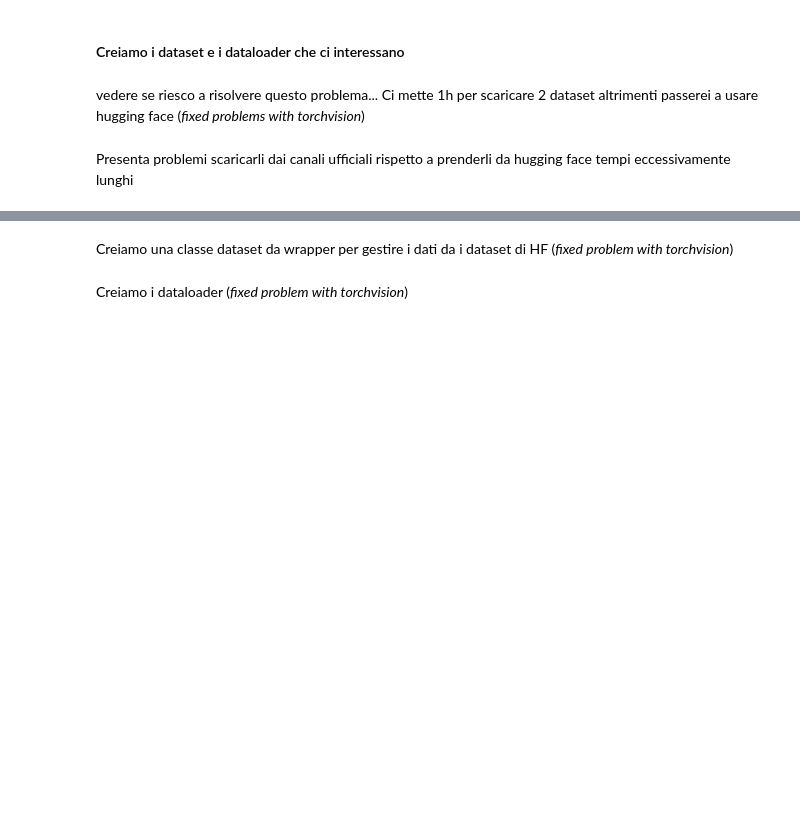
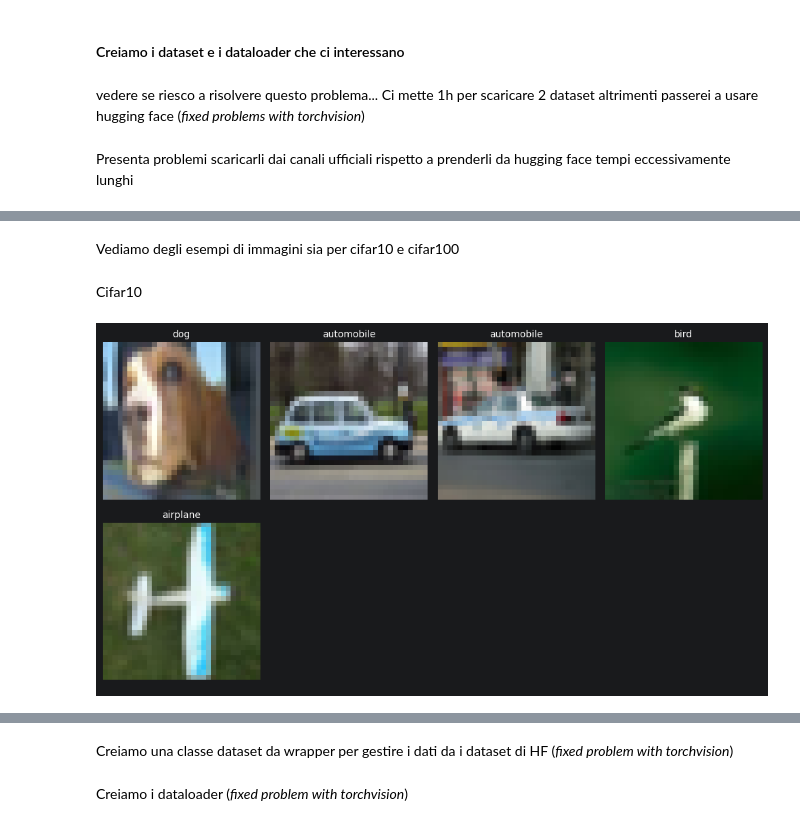
Before and after one commit to Pennelli02/DLA_Labs, a Jupyter notebook: Lab4/Lab4_OOD.ipynb, the cells around one changed output, grey strips where cells are left out. Saved outputs shown, nothing was run; the diff lists cells and outputs as text; code cells hidden in the pictures; blank space fills up the shorter version.

```diff
--- a/Lab4/Lab4_OOD.ipynb
+++ b/Lab4/Lab4_OOD.ipynb
@@ -141,0 +269,8 @@ print("Cifar100", cifa100dt.class_to_idx)
+# %% [markdown]
+Vediamo degli esempi di immagini sia per cifar10 e cifar100
+# %% [markdown]
+Cifar10
+# %%
+show_dataset_samples(cifa10dt, 5)
+# %% [output]
+[figure, added]
```
Also changed, not shown: parts of 25 cells of this notebook.
